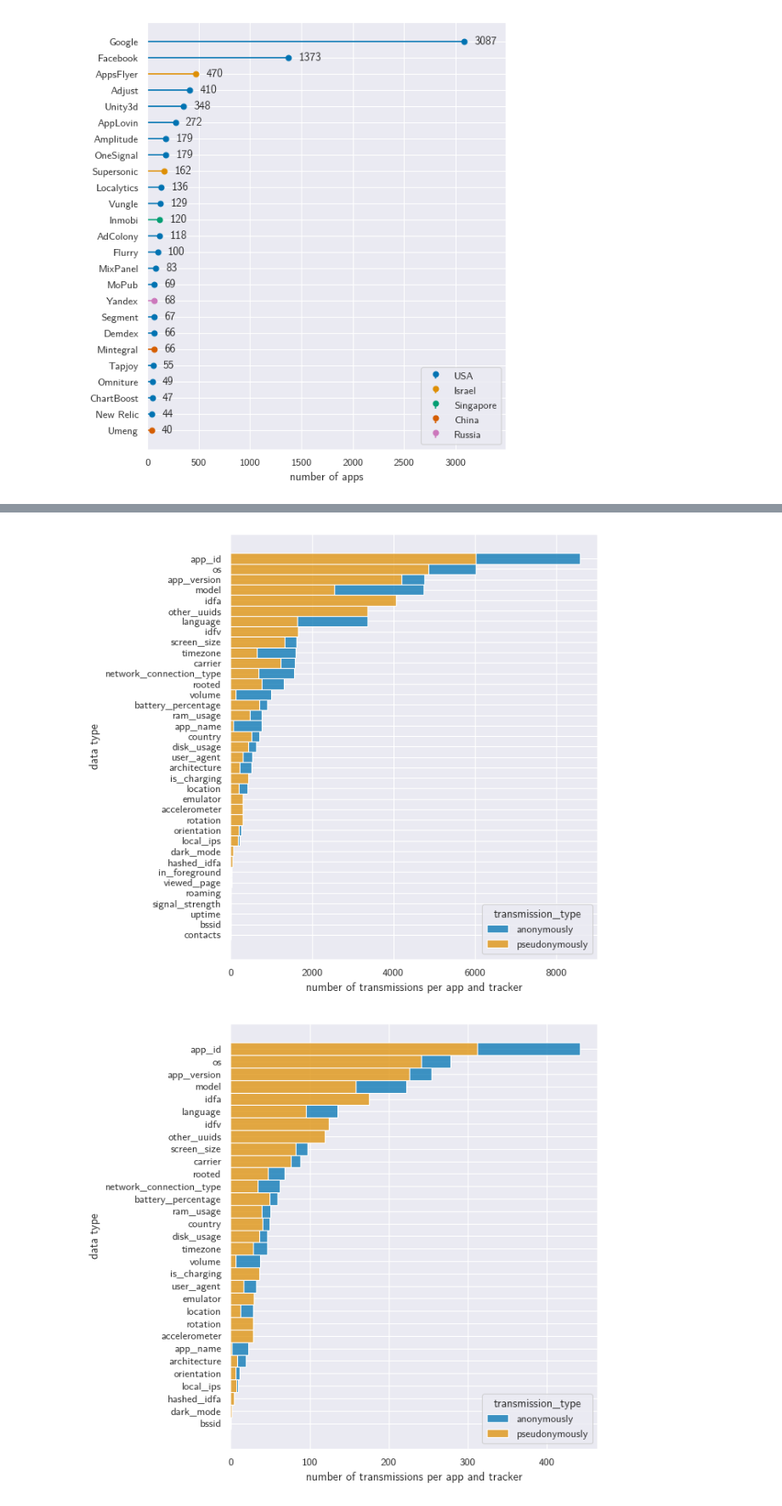
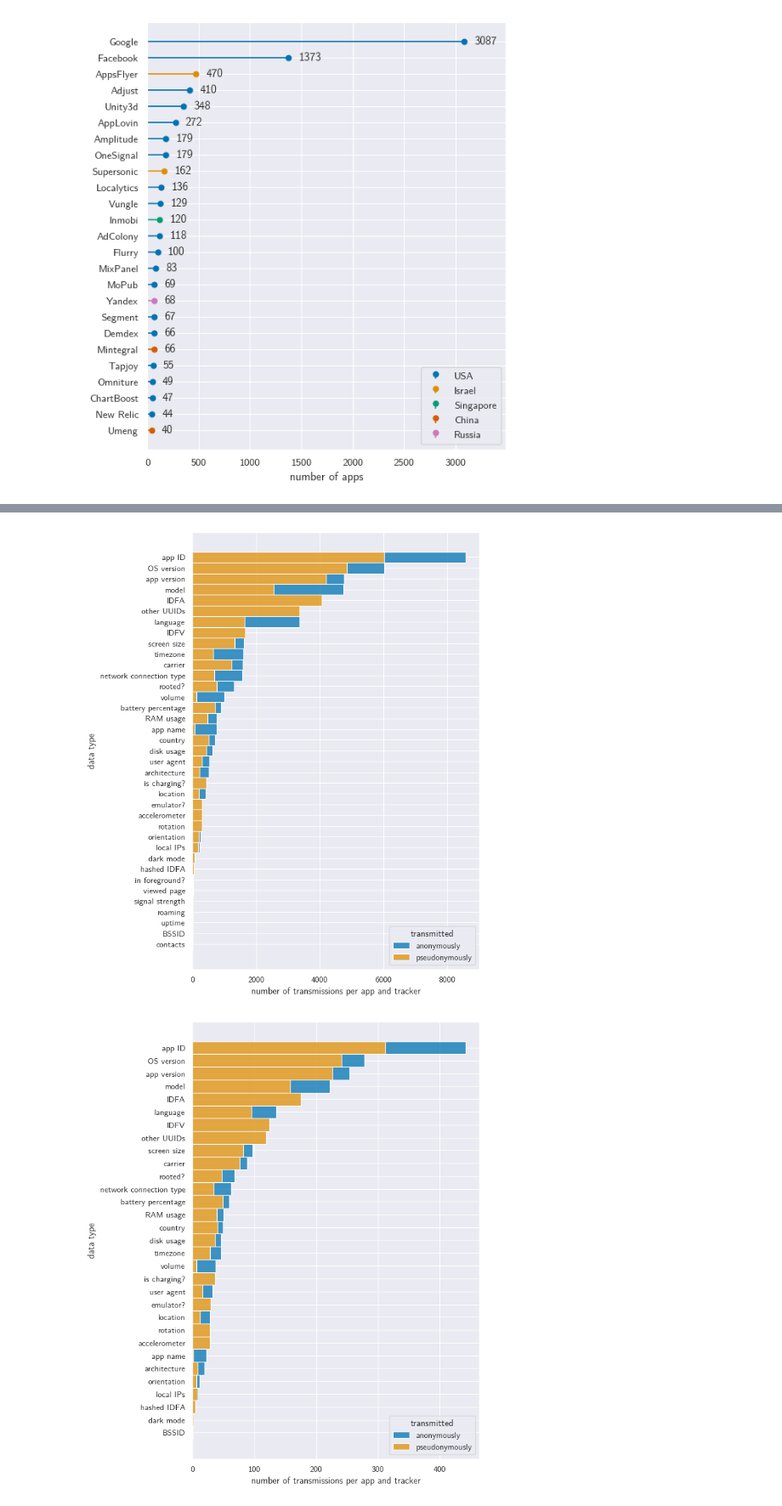
Before and after one commit to baltpeter/thesis-mobile-consent-dialogs, a Jupyter notebook: src/graphs.ipynb, the cells around one changed output, grey strips where cells are left out. Shown at 85% size. Drawn from its saved outputs; the diff is of its cells as text; code cells hidden in the pictures.

Commit message:
Clean up graphs

```diff
--- a/src/graphs.ipynb
+++ b/src/graphs.ipynb
@@ -50,7 +83,7 @@ fig.savefig(os.path.join(graphs_dir, 'requests_hosts_per_app.pdf'),
 [figure]
 # %%
 csv = pd.read_csv(os.path.join(data_dir, 'dialogs.csv'), on_bad_lines='error', header=0, names=[
-                  'name', 'platform', 'version', 'categories', 'best_position', 'best_position_set', 'verdict', 'App stops after refusing consent', '“Accept” button highlighted by colour', 'Ambiguous “accept” button label', 'Ambiguous “reject” button label', '“Accept” button highlighted by size', '“Accept” button without “reject” button'], converters={'platform': lambda p: 'Android' if p == 'android' else 'iOS'})
+                  'name', 'platform', 'version', 'categories', 'best_position', 'best_position_set', 'verdict', 'App stops after refusing consent', '“Accept” button highlighted by colour', 'Ambiguous “accept” button label', 'Ambiguous “reject” button label', '“Accept” button highlighted by size', '“Accept” button without “reject” button'], converters={'platform': platform_renamer})
 dialogs = csv.loc[(csv['verdict'] == 'dialog') |
                   (csv['verdict'] == 'maybe_dialog')]
 data = from_indicators(
@@ -154,27 +187,35 @@ fig.savefig(os.path.join(graphs_dir, 'exodus_tracker_counts.pdf'),
 # %% [output]
 [figure]
 # %%
-for type in ['initial', 'accepted', 'rejected']:
+for type in ['initial', 'accepted']:
     csv = pd.read_csv(os.path.join(
-        data_dir, f'apps_trackers_data_types_{type}_counts.csv'), on_bad_lines='error').sort_values(by=['tracker'], key=lambda col: col.str.lower())
-    ordered_data_types = csv['data_type'].unique().sort()
+        data_dir, f'apps_trackers_data_types_{type}_counts.csv'), on_bad_lines='error', converters={'data_type': data_type_renamer, 'platform': platform_renamer, 'tracker': tracker_renamer}).sort_values(by=['tracker'], key=lambda col: col.str.lower())
+    ordered_data_types = sorted(csv['data_type'].unique(), key=str.lower)
     csv['data_type'] = pd.Categorical(csv['data_type'], categories=ordered_data_types, ordered=True)
 
     x_labels = csv['tracker'].unique()
 
-    fig, ax = plt.subplots(figsize=[3*default_figsize_x, 2.5*default_figsize_y])
+    fig, ax = plt.subplots(figsize=[3.2*default_figsize_x, 2.85*default_figsize_y])
 
     for i, label in enumerate(x_labels):
         rows = csv.loc[csv['tracker'] == label]
 
-        x = [i + (-0.15 if platform == 'android' else 0.15)
+        x = [i + (-0.15 if platform == 'Android' else 0.15)
             for platform in rows['platform']]
-        sns.scatterplot(x=x, y="data_type", hue="platform", hue_order=['android', 'ios'],
+        sns.scatterplot(x=x, y="data_type", hue="platform", hue_order=['Android', 'iOS'],
                         size="count", sizes=(10, 100), data=rows, ax=ax, legend=i == 0)
 
     ax.set_xticks(range(0, len(x_labels)))
     ax.set_xticklabels(x_labels)
 
+    ax.set_xlabel('tracker')
+    ax.set_ylabel('data type')
+
+    x_min, x_max = ax.get_xlim()
+    ax.set_xlim(x_min+0.7, x_max-0.7)
+
+    sns.move_legend(ax, loc='lower left', ncol=3)
+
     fig.savefig(os.path.join(graphs_dir, f'apps_trackers_data_types_{type}.pdf'),
                 bbox_inches="tight", pad_inches=0)
 # %% [output]
@@ -184,18 +224,18 @@ for type in ['initial', 'accepted', 'rejected']:
 # %%
-for type in ['initial', 'accepted', 'rejected']:
+for type in ['initial', 'accepted']:
     csv = pd.read_csv(os.path.join(
-        data_dir, f'apps_trackers_data_types_{type}.csv'), on_bad_lines='error').sort_values(by=['data_type'])
+        data_dir, f'apps_trackers_data_types_{type}.csv'), on_bad_lines='error', converters={'data_type': data_type_renamer}).sort_values(by=['data_type'])
     csv['data_type'] = pd.Categorical(
         csv['data_type'], categories=csv['data_type'].value_counts().keys(), ordered=True)
 
-    fig, ax = plt.subplots(figsize=[default_figsize_x, 1.75*default_figsize_y])
+    fig, ax = plt.subplots(figsize=[default_figsize_x, 2.3*default_figsize_y])
     sns.histplot(y="data_type", hue="transmission_type", multiple="stack", hue_order=['anonymously', 'pseudonymously'], data=csv, ax=ax)
     ax.set_ylabel('data type')
     ax.set_xlabel('number of transmissions per app and tracker')
-    sns.move_legend(ax, "lower right")
+    sns.move_legend(ax, "lower right", title='transmitted')
 
     fig.savefig(os.path.join(graphs_dir, f'data_type_transmissions_{type}.pdf'),
                 bbox_inches="tight", pad_inches=0)
 # %% [output]
-[figure, old version]
+[figure, new version]
-[figure, old version]
+[figure, new version]
```
Also changed, not shown: parts of 5 cells of this notebook, 11 other files.
